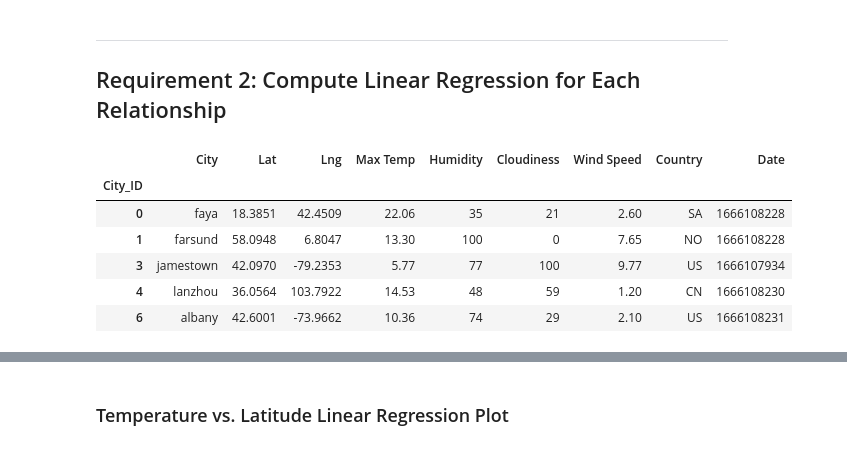
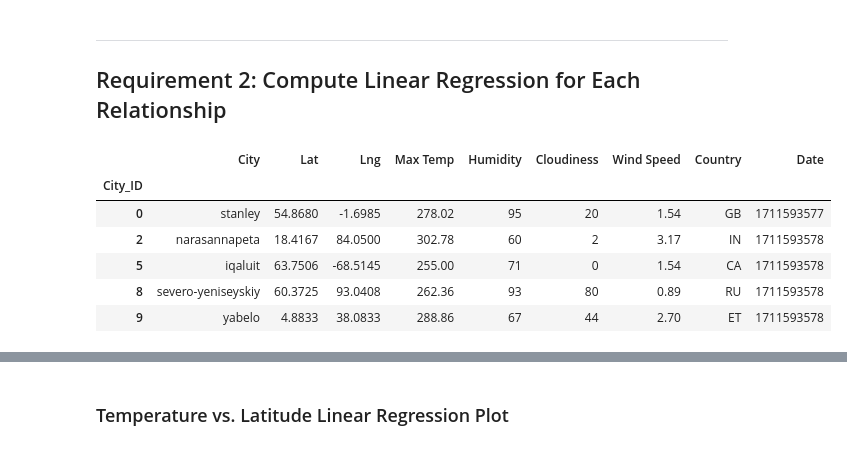
Before and after one commit to JohanaMarie/python-api-challenge, a Jupyter notebook: WeatherPy/WeatherPy.ipynb, the cells around one changed output, grey strips where cells are left out. Cells and saved outputs as stored; diff of their text form; code cells hidden in the pictures.

```diff
--- a/WeatherPy/WeatherPy.ipynb
+++ b/WeatherPy/WeatherPy.ipynb
@@ -258,17 +270,17 @@ plt.show()
 # YOUR CODE HERE
 # %%
 # Create a DataFrame with the Northern Hemisphere data (Latitude >= 0)
-# YOUR CODE HERE
+northern_hemi_df = city_data_df[city_data_df["Lat"] >= 0]
 
 # Display sample data
 northern_hemi_df.head()
 # %% [output]
 |  | City | Lat | Lng | Max Temp | Humidity | Cloudiness | Wind Speed | Country | Date |
 | City_ID |  |  |  |  |  |  |  |  |  |
-| 0 | faya | 18.3851 | 42.4509 | 22.06 | 35 | 21 | 2.60 | SA | 1666108228 |
-| 1 | farsund | 58.0948 | 6.8047 | 13.30 | 100 | 0 | 7.65 | NO | 1666108228 |
-| 3 | jamestown | 42.0970 | -79.2353 | 5.77 | 77 | 100 | 9.77 | US | 1666107934 |
-| 4 | lanzhou | 36.0564 | 103.7922 | 14.53 | 48 | 59 | 1.20 | CN | 1666108230 |
-| 6 | albany | 42.6001 | -73.9662 | 10.36 | 74 | 29 | 2.10 | US | 1666108231 |
+| 0 | stanley | 54.8680 | -1.6985 | 278.02 | 95 | 20 | 1.54 | GB | 1711593577 |
+| 2 | narasannapeta | 18.4167 | 84.0500 | 302.78 | 60 | 2 | 3.17 | IN | 1711593578 |
+| 5 | iqaluit | 63.7506 | -68.5145 | 255.00 | 71 | 0 | 1.54 | CA | 1711593578 |
+| 8 | severo-yeniseyskiy | 60.3725 | 93.0408 | 262.36 | 93 | 80 | 0.89 | RU | 1711593578 |
+| 9 | yabelo | 4.8833 | 38.0833 | 288.86 | 67 | 44 | 2.70 | ET | 1711593578 |
 # %%
 # Create a DataFrame with the Southern Hemisphere data (Latitude < 0)
```
Also changed, not shown: parts of 17 cells of this notebook, 5 other files.
